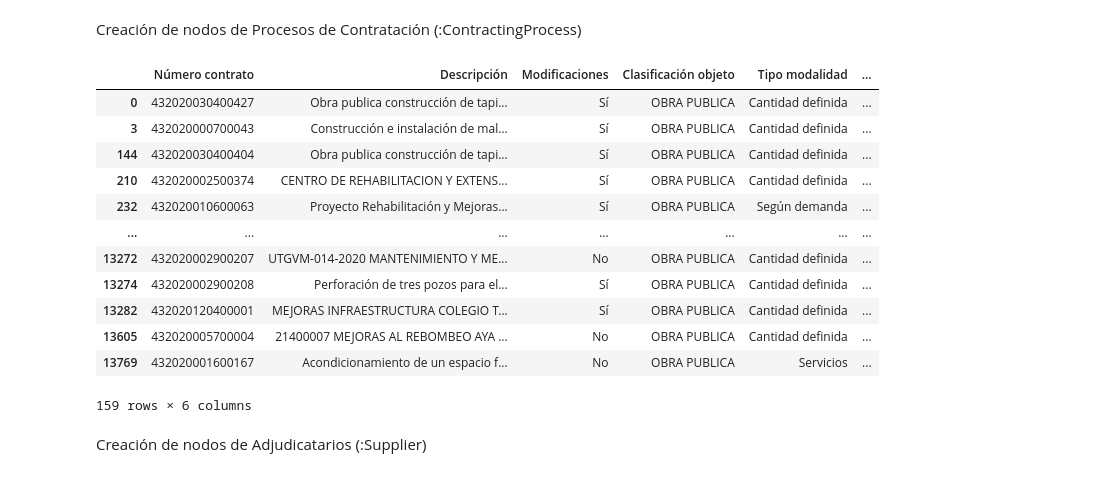
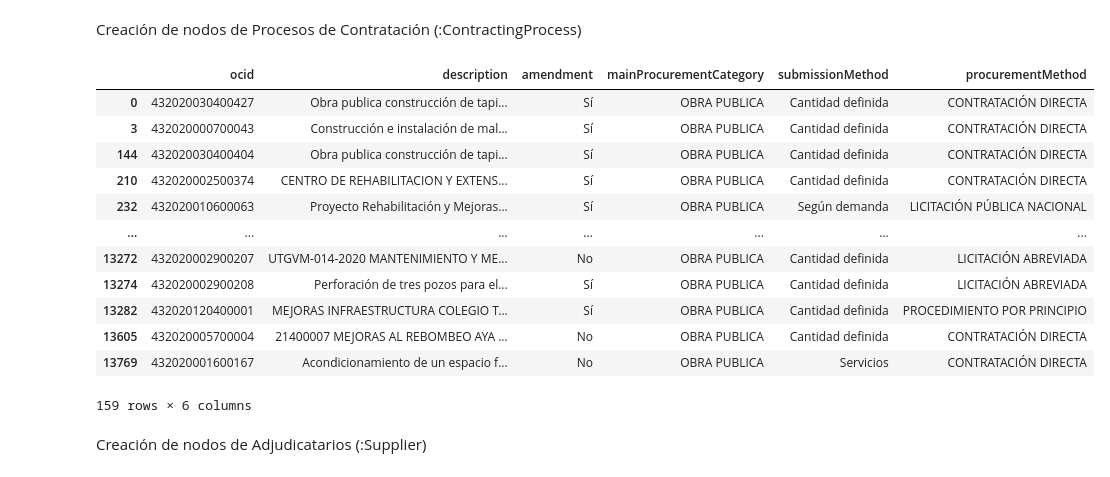
Before and after one commit to gvaleriou/tecnologias-de-informacion-para-lucha-anticorrupcion, a Jupyter notebook: Tecnologías de información para lucha anticorrupción.ipynb, the cells around one changed output. Drawn from its saved outputs; the diff is of its cells as text; code cells hidden in the pictures.

```diff
--- a/Tecnologías de información para lucha anticorrupción.ipynb
+++ b/Tecnologías de información para lucha anticorrupción.ipynb
@@ -123,7 +123,8 @@ El nodo es la unidad fundamental del grafo y se representa con un círculo y sus
 # %% [markdown]
 Creación de nodos de procesos de Instituciones Compradoras (:Buyer)
 # %%
-obra_publica[["Institución"]].drop_duplicates().reset_index().rename(columns = {"index":"id","Institución":"name"}, inplace = False)
+buyer=obra_publica[["Institución"]].drop_duplicates().reset_index().rename(columns = {"index":"id","Institución":"name"}, inplace = False)
+buyer
 # %% [output]
 |  | id | name |
 | 0 | 0 | Municipalidad de Cartago |
@@ -145,20 +146,21 @@ obra_publica[["Institución"]].drop_duplicates().reset_index().rename(columns =
 # %% [markdown]
 Creación de nodos de Procesos de Contratación (:ContractingProcess)
 # %%
-obra_publica[["Número contrato","Descripción","Modificaciones","Clasificación objeto","Tipo modalidad","Tipo Procedimiento"]].drop_duplicates()
+contractingProcess=obra_publica[["Número contrato","Descripción","Modificaciones","Clasificación objeto","Tipo modalidad","Tipo Procedimiento"]].drop_duplicates().rename(columns = {"Número contrato":"ocid","Descripción":"description","Modificaciones":"amendment","Clasificación objeto":"mainProcurementCategory","Tipo modalidad":"submissionMethod","Tipo Procedimiento":"procurementMethod"}, inplace = False)
+contractingProcess
 # %% [output]
-|  | Número contrato | Descripción | Modificaciones | Clasificación objeto | Tipo modalidad | ... |
-| 0 | 432020030400427 | Obra publica construcción de tapi... | Sí | OBRA PUBLICA | Cantidad definida | ... |
-| 3 | 432020000700043 | Construcción e instalación de mal... | Sí | OBRA PUBLICA | Cantidad definida | ... |
-| 144 | 432020030400404 | Obra publica construcción de tapi... | Sí | OBRA PUBLICA | Cantidad definida | ... |
-| 210 | 432020002500374 | CENTRO DE REHABILITACION Y EXTENS... | Sí | OBRA PUBLICA | Cantidad definida | ... |
-| 232 | 432020010600063 | Proyecto Rehabilitación y Mejoras... | Sí | OBRA PUBLICA | Según demanda | ... |
+|  | ocid | description | amendment | mainProcurementCategory | submissionMethod | procurementMethod |
+| 0 | 432020030400427 | Obra publica construcción de tapi... | Sí | OBRA PUBLICA | Cantidad definida | CONTRATACIÓN DIRECTA |
+| 3 | 432020000700043 | Construcción e instalación de mal... | Sí | OBRA PUBLICA | Cantidad definida | CONTRATACIÓN DIRECTA |
+| 144 | 432020030400404 | Obra publica construcción de tapi... | Sí | OBRA PUBLICA | Cantidad definida | CONTRATACIÓN DIRECTA |
+| 210 | 432020002500374 | CENTRO DE REHABILITACION Y EXTENS... | Sí | OBRA PUBLICA | Cantidad definida | CONTRATACIÓN DIRECTA |
+| 232 | 432020010600063 | Proyecto Rehabilitación y Mejoras... | Sí | OBRA PUBLICA | Según demanda | LICITACIÓN PÚBLICA NACIONAL |
 | ... | ... | ... | ... | ... | ... | ... |
-| 13272 | 432020002900207 | UTGVM-014-2020 MANTENIMIENTO Y ME... | No | OBRA PUBLICA | Cantidad definida | ... |
-| 13274 | 432020002900208 | Perforación de tres pozos para el... | Sí | OBRA PUBLICA | Cantidad definida | ... |
-| 13282 | 432020120400001 | MEJORAS INFRAESTRUCTURA COLEGIO T... | Sí | OBRA PUBLICA | Cantidad definida | ... |
-| 13605 | 432020005700004 | 21400007 MEJORAS AL REBOMBEO AYA ... | No | OBRA PUBLICA | Cantidad definida | ... |
-| 13769 | 432020001600167 | Acondicionamiento de un espacio f... | No | OBRA PUBLICA | Servicios | ... |
+| 13272 | 432020002900207 | UTGVM-014-2020 MANTENIMIENTO Y ME... | No | OBRA PUBLICA | Cantidad definida | LICITACIÓN ABREVIADA |
+| 13274 | 432020002900208 | Perforación de tres pozos para el... | Sí | OBRA PUBLICA | Cantidad definida | LICITACIÓN ABREVIADA |
+| 13282 | 432020120400001 | MEJORAS INFRAESTRUCTURA COLEGIO T... | Sí | OBRA PUBLICA | Cantidad definida | PROCEDIMIENTO POR PRINCIPIO |
+| 13605 | 432020005700004 | 21400007 MEJORAS AL REBOMBEO AYA ... | No | OBRA PUBLICA | Cantidad definida | CONTRATACIÓN DIRECTA |
+| 13769 | 432020001600167 | Acondicionamiento de un espacio f... | No | OBRA PUBLICA | Servicios | CONTRATACIÓN DIRECTA |
 159 rows × 6 columns
 # %% [markdown]
 Creación de nodos de Adjudicatarios (:Supplier)
```
Also changed, not shown: parts of 3 cells of this notebook, 1 other file.
